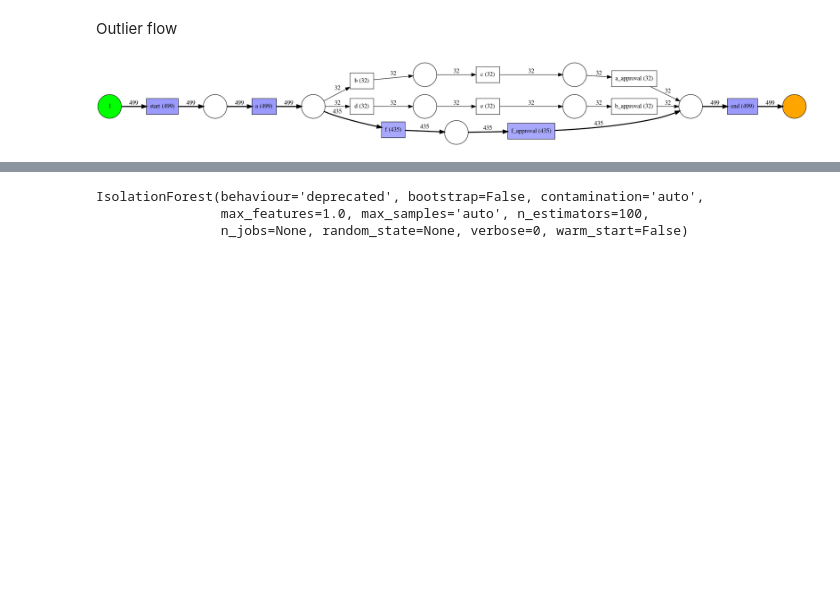
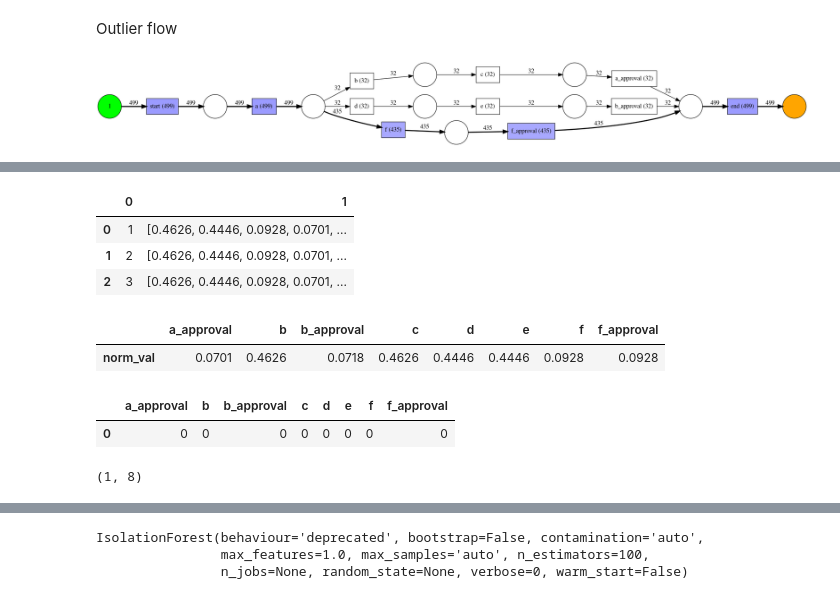
Before and after one commit to jjocampo/Process-Mining-Sim, a Jupyter notebook: SageMaker/#3 - ML on Process Mined Simulated Random Process.ipynb, the cells around one changed output, grey strips where cells are left out. Cells and saved outputs as stored; diff of their text form; code cells hidden in the pictures; blank space fills up the shorter version.

```diff
--- a/SageMaker/#3 - ML on Process Mined Simulated Random Process.ipynb
+++ b/SageMaker/#3 - ML on Process Mined Simulated Random Process.ipynb
@@ -172,0 +359,14 @@ test_agg['use_norm']
+# %%
+test_format2
+# %% [output]
+|  | 0 | 1 |
+| 0 | 1 | [0.4626, 0.4446, 0.0928, 0.0701, ... |
+| 1 | 2 | [0.4626, 0.4446, 0.0928, 0.0701, ... |
+| 2 | 3 | [0.4626, 0.4446, 0.0928, 0.0701, ... |
+# %%
+test_agg3 = test_agg2.T
+# %%
+test_agg3
+# %% [output]
+|  | a_approval | b | b_approval | c | d | e | f | f_approval |
+| norm_val | 0.0701 | 0.4626 | 0.0718 | 0.4626 | 0.4446 | 0.4446 | 0.0928 | 0.0928 |
@@ -173,3 +377,12 @@ test_agg['use_norm']
+# %%
+base_event_df
+# %% [output]
+|  | a_approval | b | b_approval | c | d | e | f | f_approval |
+| 0 | 0 | 0 | 0 | 0 | 0 | 0 | 0 | 0 |
+# %%
+base_event_df.shape
+# %% [output]
+(1, 8)
 # %%
 data, feature_names = get_log_representation.get_representation(sim_event_log, str_ev_attr=["case:concept:name", "concept:name"],
                                                                 str_tr_attr=[], num_ev_attr=[], num_tr_attr=[],
```
Also changed, not shown: parts of 34 cells of this notebook.
